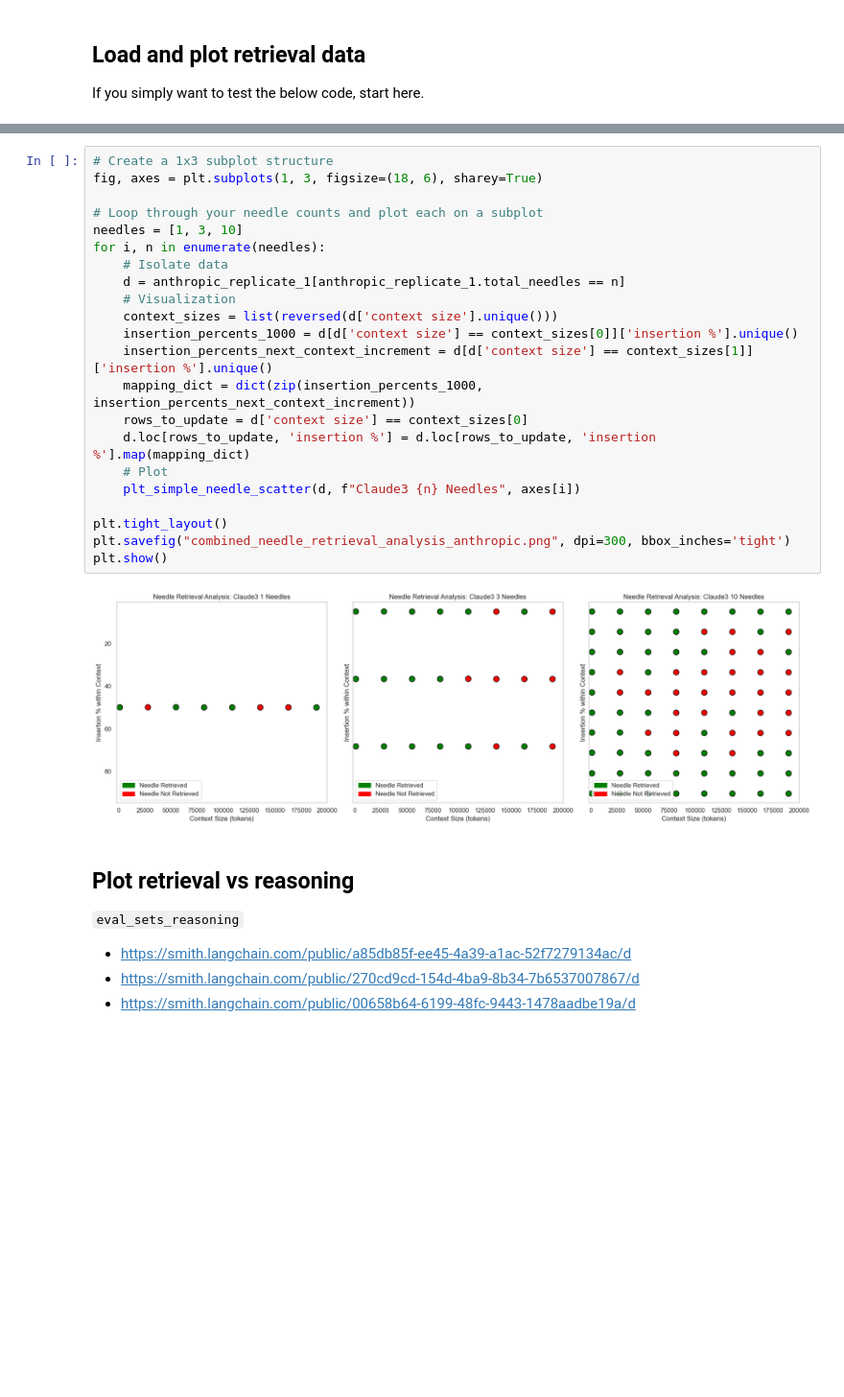
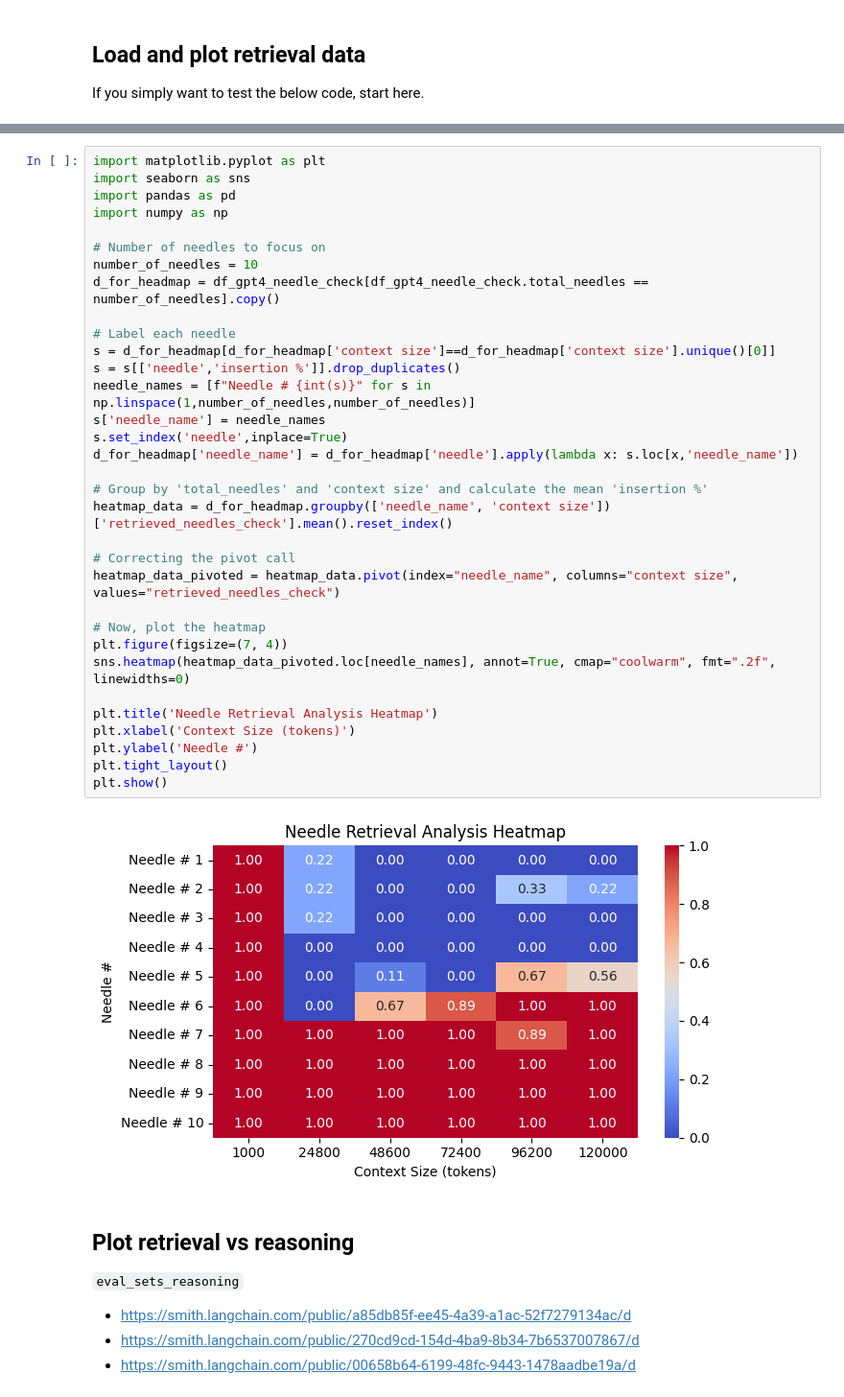
Before and after one commit to gkamradt/LLMTest_NeedleInAHaystack, a Jupyter notebook: viz/CreateVisFromLangSmithTesting.ipynb, the cells around one changed output, grey strips where cells are left out. Shown: that part at 96% size. Cells and saved outputs as stored; diff of their text form; blank space fills up the shorter version.

```diff
--- a/viz/CreateVisFromLangSmithTesting.ipynb
+++ b/viz/CreateVisFromLangSmithTesting.ipynb
@@ -401,27 +297,38 @@ plt.show()
-# %%
-# Create a 1x3 subplot structure
-fig, axes = plt.subplots(1, 3, figsize=(18, 6), sharey=True)
-
-# Loop through your needle counts and plot each on a subplot
-needles = [1, 3, 10]
-for i, n in enumerate(needles):
-    # Isolate data
-    d = anthropic_replicate_1[anthropic_replicate_1.total_needles == n]
-    # Visualization
-    context_sizes = list(reversed(d['context size'].unique()))
-    insertion_percents_1000 = d[d['context size'] == context_sizes[0]]['insertion %'].unique()
-    insertion_percents_next_context_increment = d[d['context size'] == context_sizes[1]]['insertion %'].unique()
-    mapping_dict = dict(zip(insertion_percents_1000, insertion_percents_next_context_increment))
-    rows_to_update = d['context size'] == context_sizes[0]
-    d.loc[rows_to_update, 'insertion %'] = d.loc[rows_to_update, 'insertion %'].map(mapping_dict)
-    # Plot
-    plt_simple_needle_scatter(d, f"Claude3 {n} Needles", axes[i])
-
-plt.tight_layout()
-plt.savefig("combined_needle_retrieval_analysis_anthropic.png", dpi=300, bbox_inches='tight')
-plt.show()
-# %% [output]
-[figure, removed]
+# %%
+import matplotlib.pyplot as plt
+import seaborn as sns
+import pandas as pd
+import numpy as np
+
+# Number of needles to focus on
+number_of_needles = 10
+d_for_headmap = df_gpt4_needle_check[df_gpt4_needle_check.total_needles == number_of_needles].copy()
+
+# Label each needle
+s = d_for_headmap[d_for_headmap['context size']==d_for_headmap['context size'].unique()[0]]
+s = s[['needle','insertion %']].drop_duplicates()
+needle_names = [f"Needle # {int(s)}" for s in np.linspace(1,number_of_needles,number_of_needles)]
+s['needle_name'] = needle_names
+s.set_index('needle',inplace=True)
+d_for_headmap['needle_name'] = d_for_headmap['needle'].apply(lambda x: s.loc[x,'needle_name'])
+
+# Group by 'total_needles' and 'context size' and calculate the mean 'insertion %'
+heatmap_data = d_for_headmap.groupby(['needle_name', 'context size'])['retrieved_needles_check'].mean().reset_index()
+
+# Correcting the pivot call
+heatmap_data_pivoted = heatmap_data.pivot(index="needle_name", columns="context size", values="retrieved_needles_check")
+
+# Now, plot the heatmap
+plt.figure(figsize=(7, 4))
+sns.heatmap(heatmap_data_pivoted.loc[needle_names], annot=True, cmap="coolwarm", fmt=".2f", linewidths=0)
+
+plt.title('Needle Retrieval Analysis Heatmap')
+plt.xlabel('Context Size (tokens)')
+plt.ylabel('Needle #')
+plt.tight_layout()
+plt.show()
+# %% [output]
+[figure, added]
 # %% [markdown]
 ## Plot retrieval vs reasoning
 
```
Also changed, not shown: parts of 29 cells of this notebook, 3 other files.
